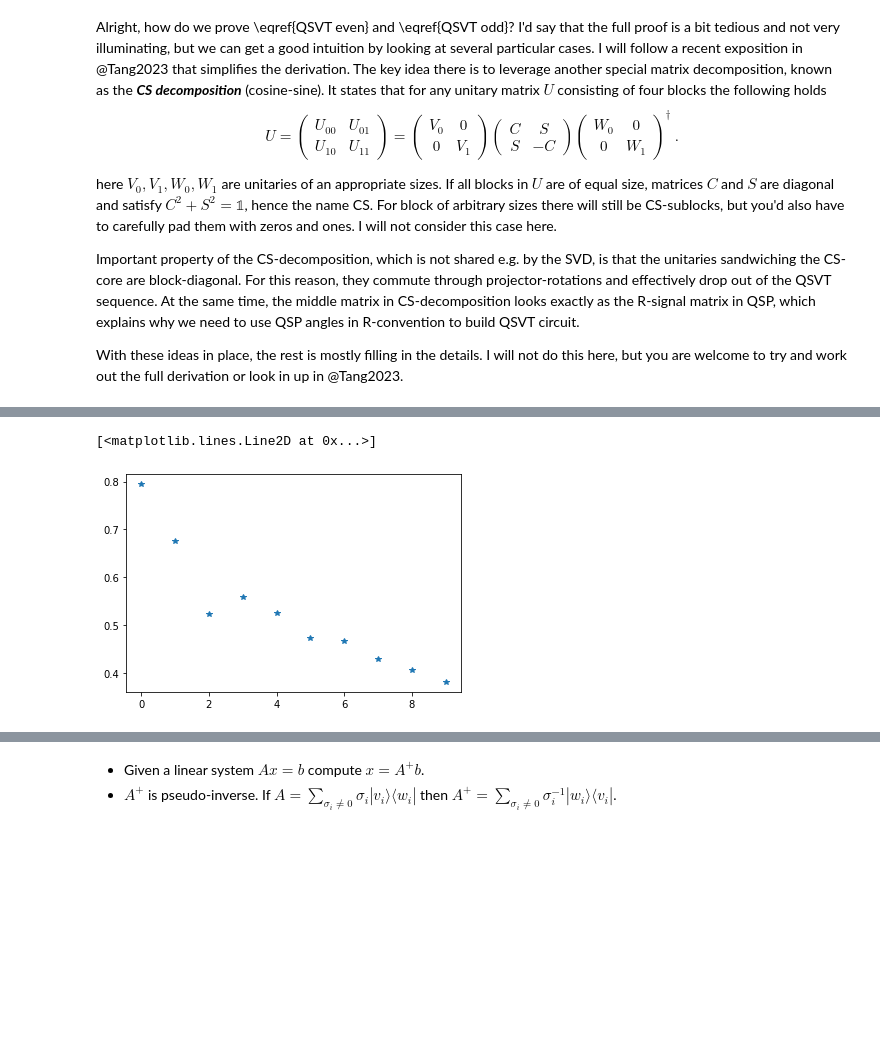
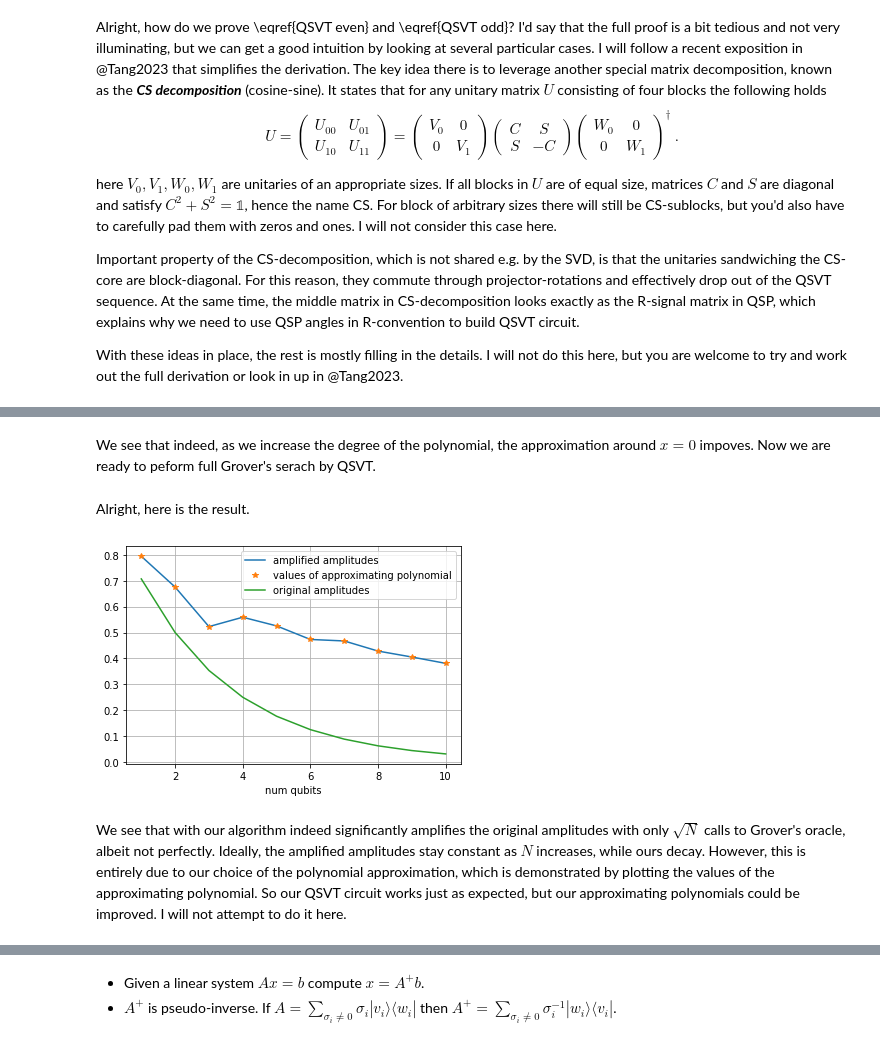
Before and after one commit to idnm/blog, a Jupyter notebook: posts/quantum_singular_value_transformation_intro/index.ipynb, the cells around one changed output, grey strips where cells are left out. Drawn from its saved outputs; the diff is of its cells as text; code cells hidden in the pictures; blank space fills up the shorter version.

```diff
--- a/posts/quantum_singular_value_transformation_intro/index.ipynb
+++ b/posts/quantum_singular_value_transformation_intro/index.ipynb
@@ -576,13 +599,19 @@ for N in range(1, 100)[::1]:
+# %% [markdown]
+We see that indeed, as we increase the degree of the polynomial, the approximation around $x=0$ impoves.
+Now we are ready to peform full Grover's serach by QSVT.
 # %%
 np.random.seed(42)
 
+def projector_from_state(state):
+    """Builds |n><n| from |n>."""
 
-def projector_from_state(state):
     return np.outer(state, state.conj())
 
 
+qubits = range(1, 11)
 amplitudes = []
-for num_qubits in range(1, 11):
+
+for num_qubits in qubits:
 
     N = 2**num_qubits
 
@@ -591,7 +620,7 @@ for num_qubits in range(1, 11):
     all_zero_state[0] = 1
     PR = projector_from_state(all_zero_state)
 
-    # Define a random marked state. It will only be accessed via the corresponding projector.
+    # Define a random marked state |m>. It will only be accessed via the corresponding projector.
     marked_state = np.zeros(N)
     marked_state[np.random.randint(0, N)] = 1
     PL = projector_from_state(marked_state)
@@ -600,28 +629,39 @@ for num_qubits in range(1, 11):
     H = np.array([[1, 1], [1, -1]])/np.sqrt(2)
     U = reduce(np.kron, [H]*num_qubits)
 
+    # We will approximate the step function.
+    p = sign_approximating_polynomial(num_qubits)
 
-    target_function = pyqsp.poly.PolySign()
+    # Determine QSP angles
+    phis = pyqsp.angle_sequence.QuantumSignalProcessingPhases(p.coef, signal_operator='Wx')
+    phis = angles_from_W_to_R(phis)
 
-    degree = np.ceil(N**0.5)
-    if degree % 2 == 0:
-        degree += 1
+    # Construct the QSVT sequence
+    U_phi = apply_QSVT(U, PL, PR, phis)
 
-    delta = N**0.5
-    coeffs, scale =  quiet(target_function.generate)(degree, delta=delta, return_scale=True)
-
-    phis = pyqsp.angle_sequence.QuantumSignalProcessingPhases(coeffs, signal_operator='Wx')
-    phis = angles_from_Wx_to_R(phis)
-
-    U_phi = apply_QSVT(U, PL, PR, phis)
-    amplitude = np.max(np.abs(np.real(PL @ U_phi @ PR)))
+    # Determine the overlap with the marked state.
+    # Recall that takind the real part corresponds to combining two QSVT sequence and is not exactly trivial
+    # at the level of circuits.
+    amplitude = np.real(marked_state @ U_phi @ all_zero_state)
 
     amplitudes.append(amplitude)
-# %%
-plt.plot(amplitudes, '*')
-# %% [output]
-[<matplotlib.lines.Line2D at 0x...>]
-[figure, removed]
+# %% [markdown]
+Alright, here is the result.
+# %%
+original_amplitudes = 2**(-0.5*np.array(qubits))
+polynomial_values = [sign_approximating_polynomial(n)(a) for n, a in zip(qubits, original_amplitudes)]
+
+plt.plot(qubits, amplitudes, label='amplified amplitudes')
+plt.plot(qubits, polynomial_values, '*', label='values of approximating polynomial')
+plt.plot(qubits, [2**(-0.5*q) for q in qubits], label='original amplitudes')
+
+plt.xlabel('num qubits')
+plt.grid();
+plt.legend();
+# %% [output]
+[figure, added]
+# %% [markdown]
+We see that with our algorithm indeed significantly amplifies the original amplitudes with only $\sqrt{N}$ calls to Grover's oracle, albeit not perfectly. Ideally, the amplified amplitudes stay constant as $N$ increases, while ours decay. However, this is entirely due to our choice of the polynomial approximation, which is demonstrated by plotting the values of the approximating polynomial. So our QSVT circuit works just as expected, but our approximating polynomials could be improved. I will not attempt to do it here.
 # %% [markdown]
 # Hamiltonian simulation
 
```
Also changed, not shown: parts of 37 cells of this notebook, 7 other files.
